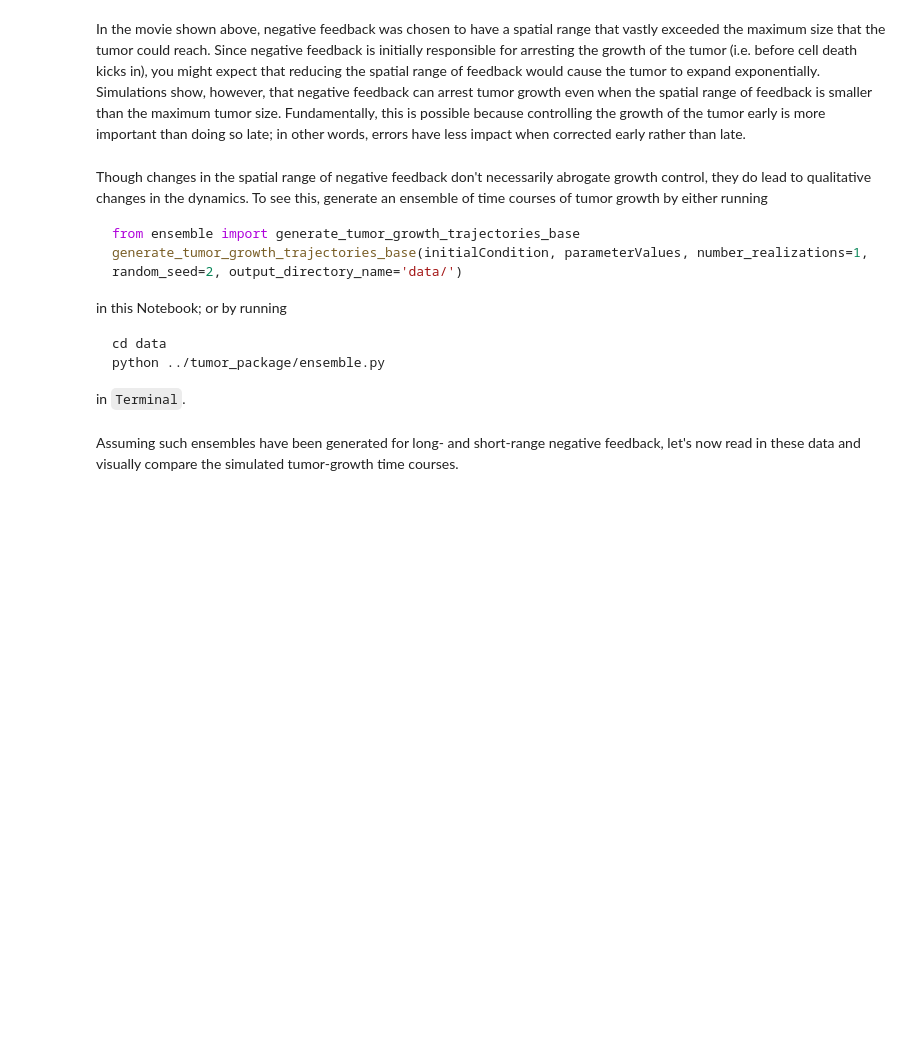
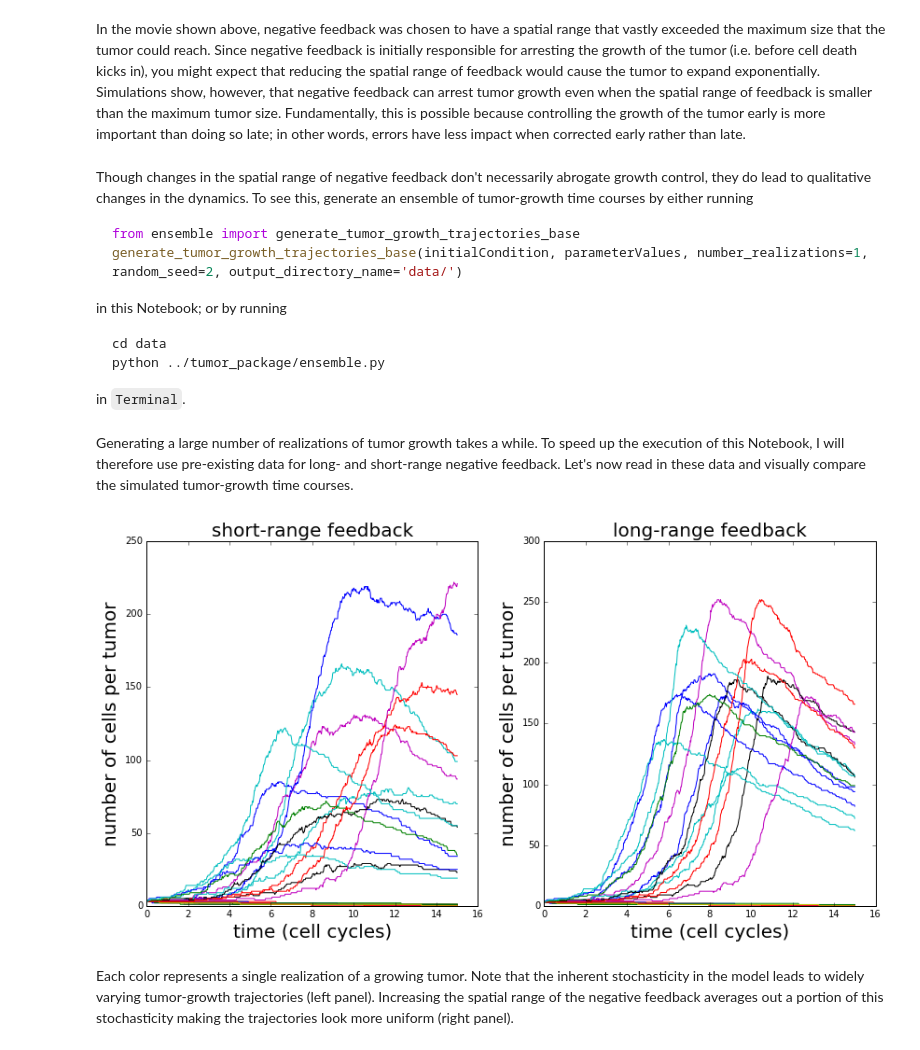
Before and after one commit to petermchale/tumor, a Jupyter notebook: demonstration.ipynb, the cells around one changed output. Cells and saved outputs as stored; diff of their text form; code cells hidden in the pictures; blank space fills up the shorter version.

````diff
--- a/demonstration.ipynb
+++ b/demonstration.ipynb
@@ -77,7 +77,7 @@ Having visualized the output of the model, let us now describe it in more detail
 # %% [markdown]
 In the movie shown above, negative feedback was chosen to have a spatial range that vastly exceeded the maximum size that the tumor could reach. Since negative feedback is initially responsible for arresting the growth of the tumor (i.e. before cell death kicks in), you might expect that reducing the spatial range of feedback would cause the tumor to expand exponentially. Simulations show, however, that negative feedback can arrest tumor growth even when the spatial range of feedback is smaller than the maximum tumor size. Fundamentally, this is possible because controlling the growth of the tumor early is more important than doing so late; in other words, errors have less impact when corrected early rather than late.
 # %% [markdown]
-Though changes in the spatial range of negative feedback don't necessarily abrogate growth control, they do lead to qualitative changes in the dynamics. To see this, generate an ensemble of time courses of tumor growth by either running
+Though changes in the spatial range of negative feedback don't necessarily abrogate growth control, they do lead to qualitative changes in the dynamics. To see this, generate an ensemble of tumor-growth time courses  by either running
 
 ```python
 from ensemble import generate_tumor_growth_trajectories_base
@@ -93,4 +93,4 @@ python ../tumor_package/ensemble.py
 
 in `Terminal`.
 # %% [markdown]
-Assuming such ensembles have been generated for long- and short-range negative feedback, let's now read in these data and visually compare the simulated tumor-growth time courses.
+Generating a large number of realizations of tumor growth takes a while. To speed up the execution of this Notebook, I will therefore use pre-existing data for long- and short-range negative feedback. Let's now read in these data and visually compare the simulated tumor-growth time courses.
@@ -96,0 +121,43 @@ Assuming such ensembles have been generated for long- and short-range negative f
+# %%
+# Visually compare time courses for short- and long-range negative feedback
+
+%matplotlib inline
+
+number_subplot_rows = 1
+number_subplot_columns = 2
+fig = plt.figure(figsize=(14, 7), facecolor='w')
+
+def plot_time_courses(data, axis_number, title):
+
+    ax = fig.add_subplot(number_subplot_rows, number_subplot_columns, axis_number)
+    ax.plot(data.time_points.T, data.total_number_cells.T, linewidth=1)
+    fontsize = 20
+    ax.set_xlabel('time (cell cycles)', fontsize=fontsize)
+    ax.set_ylabel('number of cells per tumor', fontsize=fontsize)
+    ax.set_title(title, fontsize=fontsize)
+
+def thin(data, step):
+
+    def thin_base(arr):
+        return arr[1::step, :]
+
+    return Data(thin_base(data.time_points), thin_base(data.number_C_cells), thin_base(data.number_Q_cells))
+
+step = 4
+plot_time_courses(thin(data_short, step) ,axis_number=1, title='short-range feedback')
+plot_time_courses(thin(data_long, step) ,axis_number=2, title='long-range feedback')
+
+
+#     index_at_which_to_plot_histogram = (np.abs(self.time_points[0, :] - time_at_which_to_plot_histogram)).argmin()
+#     self.time_at_which_to_plot_histogram = self.time_points[0, index_at_which_to_plot_histogram]
+
+#     self.number_C_cells_at_time_point = self.number_C_cells[:, index_at_which_to_plot_histogram]
+#     self.number_Q_cells_at_time_point = self.number_Q_cells[:, index_at_which_to_plot_histogram]
+#     self.total_number_cells_at_time_point = self.total_number_cells[:, index_at_which_to_plot_histogram]
+
+# time_at_which_to_plot_histogram = 10
+# step = 4
+# %% [output]
+[figure, added]
+# %% [markdown]
+Each color represents a single realization of a growing tumor. Note that the inherent stochasticity in the model leads to widely varying tumor-growth trajectories (left panel). Increasing the spatial range of the negative feedback averages out a portion of this stochasticity making the trajectories look more uniform (right panel).
````
Also changed, not shown: parts of 1 cell of this notebook, 6 other files.
